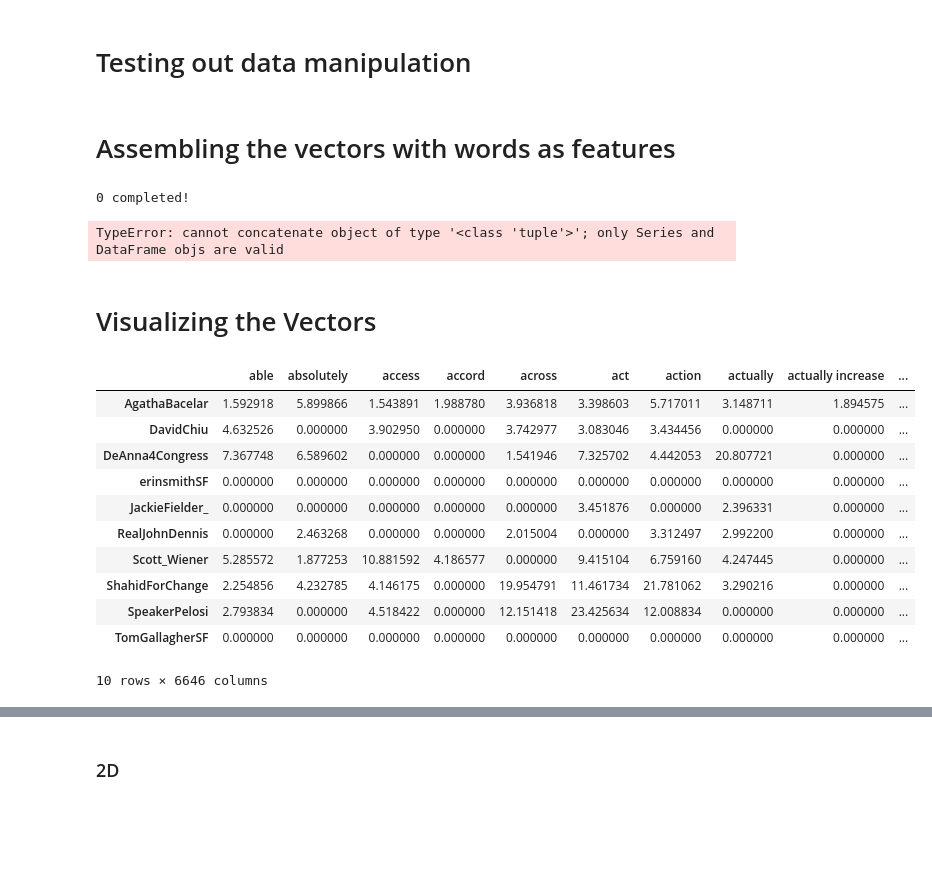
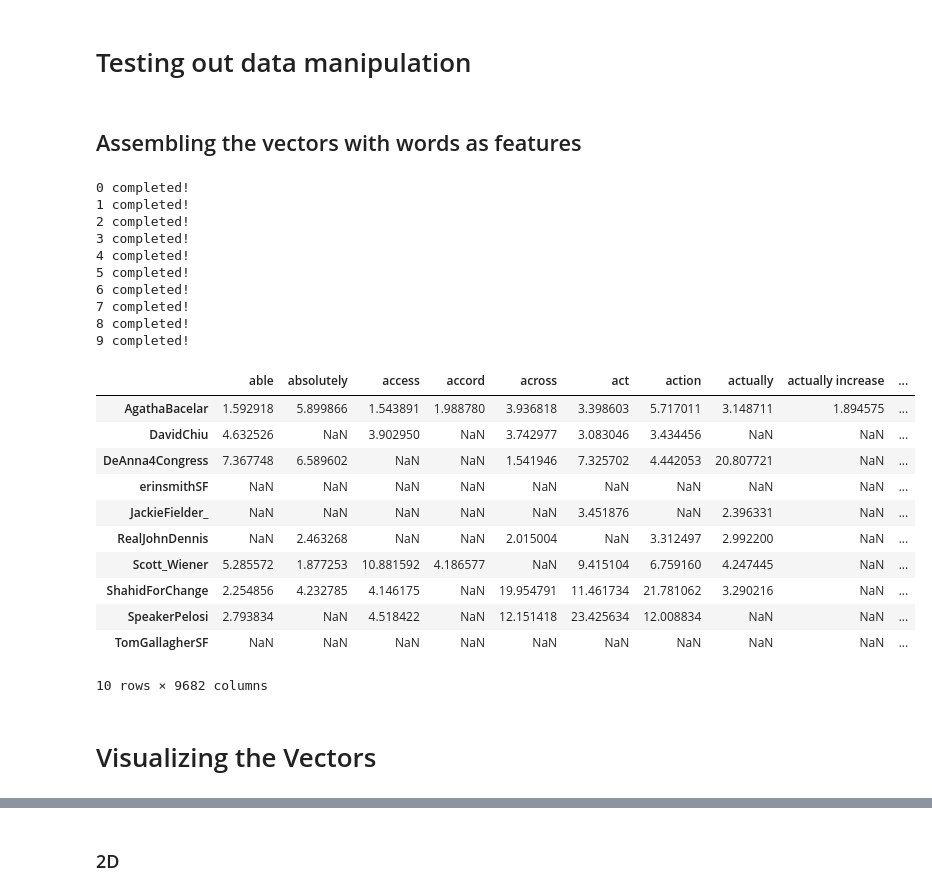
Before and after one commit to samirthanedar/Recommending-Local-Politicians, a Jupyter notebook: project_5_politician_groups-w_sentiment_analysis.ipynb, the cells around one changed output, grey strips where cells are left out. Drawn from its saved outputs; the diff is of its cells as text; code cells hidden in the pictures; blank space fills up the shorter version.

```diff
--- a/project_5_politician_groups-w_sentiment_analysis.ipynb
+++ b/project_5_politician_groups-w_sentiment_analysis.ipynb
@@ -31,3 +29,7 @@ df = pd.read_excel('csv-voter-nominated-candidates.xls')
+# %%
+#loading in an excel document containing all of the polticians running for office on March 3rd, 2020
+#This was found here: https://www.sos.ca.gov/elections/prior-elections/statewide-election-results/presidential-primary-election-march-3-2020/statement-vote/
+df = pd.read_excel('data/csv-voter-nominated-candidates.xls')
 # %%
 sf_df = df[df['COUNTY_NAME'] == 'San Francisco']
 # %%
@@ -145,7 +148,7 @@ custom_stop_words = stopwords.words('english') + addl_stop_words
 # %% [markdown]
 # Testing out data manipulation
 # %% [markdown]
-# Assembling the vectors with words as features
+## Assembling the vectors with words as features
 # %%
 def create_sentiment_vectors(list_of_tweets,handle,word=None):
     """
@@ -231,23 +231,43 @@ def get_politician_vectors(twitter_handle,top_words=False,top_words_amount=50,ne
 
     return final,number_of_tweets
 # %%
-#using the above funciton in some code to organize all poltician vectors into one dataframe
+#using the above function in a for loop to organize all poltician vectors into one dataframe
 
 twitter_handles = ['AgathaBacelar', 'DavidChiu', 'DeAnna4Congress', 'erinsmithSF', 'JackieFielder_',
                   'RealJohnDennis', 'Scott_Wiener', 'ShahidForChange', 'SpeakerPelosi', 'TomGallagherSF']
 
 for i,handle in enumerate(twitter_handles):
-    df = get_politician_vectors(handle,top_words=True,top_words_amount=200)
+    df,num_tweets = get_politician_vectors(handle,top_words=True,top_words_amount=200)
     if i > 0:
         big_df = pd.concat([big_df, df], axis=0)
     else:
         big_df = df
     print(str(i) + ' completed!')
 
 big_df
 # %% [output]
 0 completed!
+1 completed!
+2 completed!
+3 completed!
+4 completed!
+5 completed!
+6 completed!
+7 completed!
+8 completed!
+9 completed!
+|  | able | absolutely | access | accord | across | act | action | actually | actually increase | ... |
+| AgathaBacelar | 1.592918 | 5.899866 | 1.543891 | 1.988780 | 3.936818 | 3.398603 | 5.717011 | 3.148711 | 1.894575 | ... |
+| DavidChiu | 4.632526 | NaN | 3.902950 | NaN | 3.742977 | 3.083046 | 3.434456 | NaN | NaN | ... |
+| DeAnna4Congress | 7.367748 | 6.589602 | NaN | NaN | 1.541946 | 7.325702 | 4.442053 | 20.807721 | NaN | ... |
+| erinsmithSF | NaN | NaN | NaN | NaN | NaN | NaN | NaN | NaN | NaN | ... |
+| JackieFielder_ | NaN | NaN | NaN | NaN | NaN | 3.451876 | NaN | 2.396331 | NaN | ... |
+| RealJohnDennis | NaN | 2.463268 | NaN | NaN | 2.015004 | NaN | 3.312497 | 2.992200 | NaN | ... |
+| Scott_Wiener | 5.285572 | 1.877253 | 10.881592 | 4.186577 | NaN | 9.415104 | 6.759160 | 4.247445 | NaN | ... |
+| ShahidForChange | 2.254856 | 4.232785 | 4.146175 | NaN | 19.954791 | 11.461734 | 21.781062 | 3.290216 | NaN | ... |
+| SpeakerPelosi | 2.793834 | NaN | 4.518422 | NaN | 12.151418 | 23.425634 | 12.008834 | NaN | NaN | ... |
+| TomGallagherSF | NaN | NaN | NaN | NaN | NaN | NaN | NaN | NaN | NaN | ... |
-TypeError: cannot concatenate object of type '<class 'tuple'>'; only Series and DataFrame objs are valid
+10 rows × 9682 columns
 # %% [markdown]
 # Visualizing the Vectors
 # %%
@@ -255,15 +274,0 @@ tryit = big_df.fillna(0)
-# %%
-tryit
-# %% [output]
-|  | able | absolutely | access | accord | across | act | action | actually | actually increase | ... |
-| AgathaBacelar | 1.592918 | 5.899866 | 1.543891 | 1.988780 | 3.936818 | 3.398603 | 5.717011 | 3.148711 | 1.894575 | ... |
-| DavidChiu | 4.632526 | 0.000000 | 3.902950 | 0.000000 | 3.742977 | 3.083046 | 3.434456 | 0.000000 | 0.000000 | ... |
-| DeAnna4Congress | 7.367748 | 6.589602 | 0.000000 | 0.000000 | 1.541946 | 7.325702 | 4.442053 | 20.807721 | 0.000000 | ... |
-| erinsmithSF | 0.000000 | 0.000000 | 0.000000 | 0.000000 | 0.000000 | 0.000000 | 0.000000 | 0.000000 | 0.000000 | ... |
-| JackieFielder_ | 0.000000 | 0.000000 | 0.000000 | 0.000000 | 0.000000 | 3.451876 | 0.000000 | 2.396331 | 0.000000 | ... |
-| RealJohnDennis | 0.000000 | 2.463268 | 0.000000 | 0.000000 | 2.015004 | 0.000000 | 3.312497 | 2.992200 | 0.000000 | ... |
-| Scott_Wiener | 5.285572 | 1.877253 | 10.881592 | 4.186577 | 0.000000 | 9.415104 | 6.759160 | 4.247445 | 0.000000 | ... |
-| ShahidForChange | 2.254856 | 4.232785 | 4.146175 | 0.000000 | 19.954791 | 11.461734 | 21.781062 | 3.290216 | 0.000000 | ... |
-| SpeakerPelosi | 2.793834 | 0.000000 | 4.518422 | 0.000000 | 12.151418 | 23.425634 | 12.008834 | 0.000000 | 0.000000 | ... |
-| TomGallagherSF | 0.000000 | 0.000000 | 0.000000 | 0.000000 | 0.000000 | 0.000000 | 0.000000 | 0.000000 | 0.000000 | ... |
-10 rows × 6646 columns
```
Also changed, not shown: parts of 27 cells of this notebook, 2 other files.
